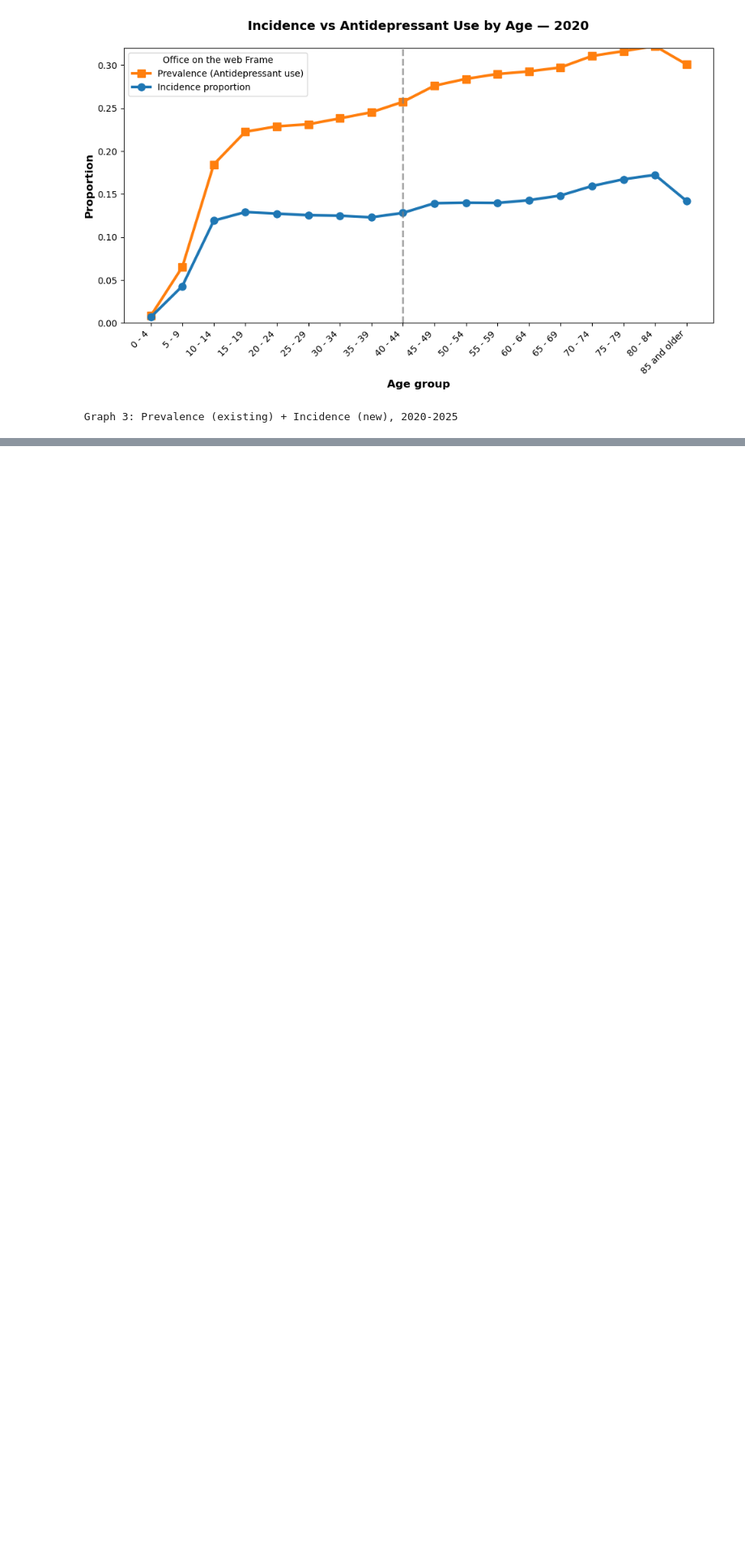
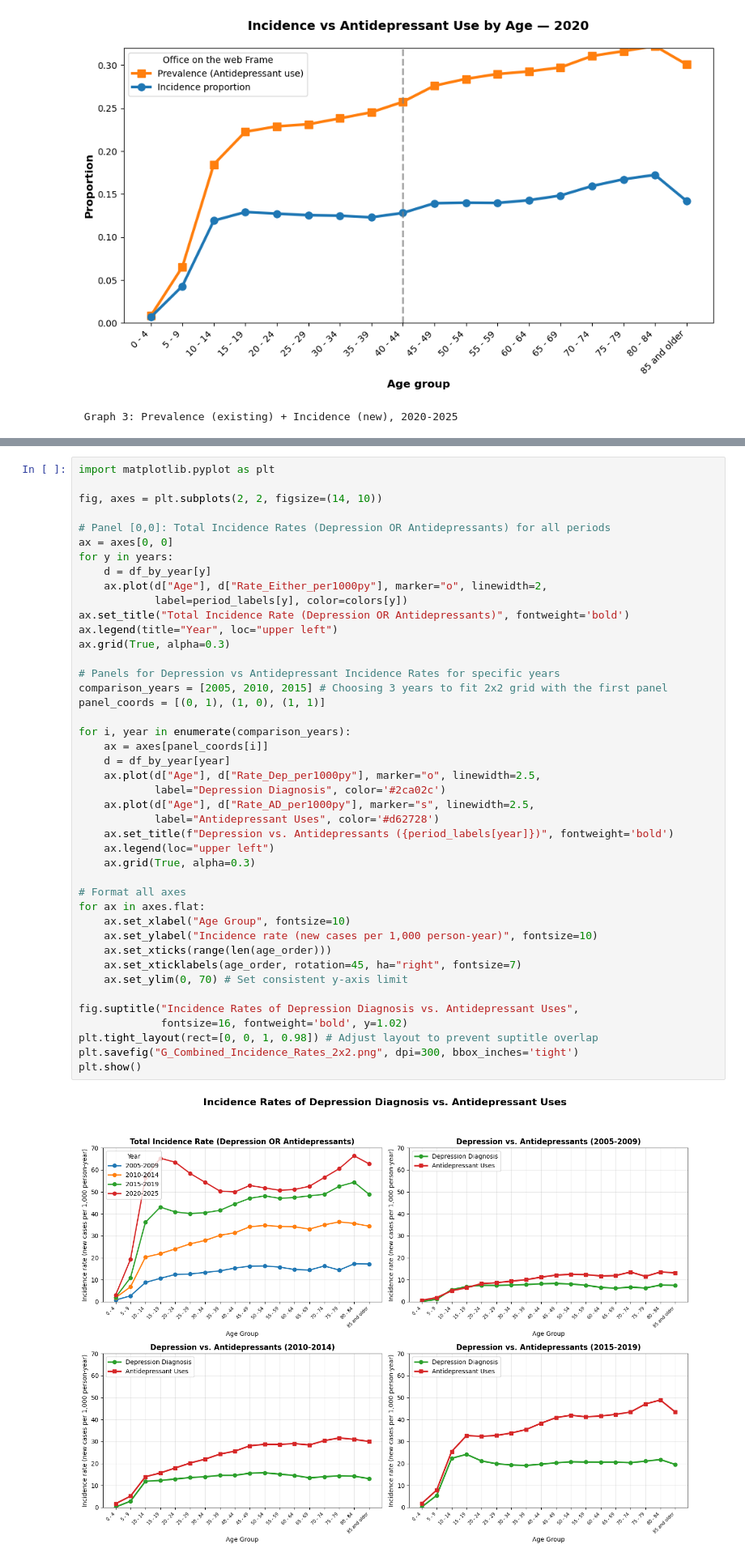
Before and after one commit to lwoods05130/depression_risk_poster, a Jupyter notebook: ResearchFairGraphs.ipynb, the cells around one changed output, grey strips where cells are left out. Shown at 81% size. Cells and saved outputs as stored; diff of their text form; blank space fills up the shorter version.

```diff
--- a/ResearchFairGraphs.ipynb
+++ b/ResearchFairGraphs.ipynb
@@ -217,0 +281,45 @@ print(" Graph 3: Prevalence (existing) + Incidence (new), 2020-2025")
+# %%
+import matplotlib.pyplot as plt
+
+fig, axes = plt.subplots(2, 2, figsize=(14, 10))
+
+# Panel [0,0]: Total Incidence Rates (Depression OR Antidepressants) for all periods
+ax = axes[0, 0]
+for y in years:
+    d = df_by_year[y]
+    ax.plot(d["Age"], d["Rate_Either_per1000py"], marker="o", linewidth=2,
+            label=period_labels[y], color=colors[y])
+ax.set_title("Total Incidence Rate (Depression OR Antidepressants)", fontweight='bold')
+ax.legend(title="Year", loc="upper left")
+ax.grid(True, alpha=0.3)
+
+# Panels for Depression vs Antidepressant Incidence Rates for specific years
+comparison_years = [2005, 2010, 2015] # Choosing 3 years to fit 2x2 grid with the first panel
+panel_coords = [(0, 1), (1, 0), (1, 1)]
+
+for i, year in enumerate(comparison_years):
+    ax = axes[panel_coords[i]]
+    d = df_by_year[year]
+    ax.plot(d["Age"], d["Rate_Dep_per1000py"], marker="o", linewidth=2.5,
+            label="Depression Diagnosis", color='#2ca02c')
+    ax.plot(d["Age"], d["Rate_AD_per1000py"], marker="s", linewidth=2.5,
+            label="Antidepressant Uses", color='#d62728')
+    ax.set_title(f"Depression vs. Antidepressants ({period_labels[year]})", fontweight='bold')
+    ax.legend(loc="upper left")
+    ax.grid(True, alpha=0.3)
+
+# Format all axes
+for ax in axes.flat:
+    ax.set_xlabel("Age Group", fontsize=10)
+    ax.set_ylabel("Incidence rate (new cases per 1,000 person-year)", fontsize=10)
+    ax.set_xticks(range(len(age_order)))
+    ax.set_xticklabels(age_order, rotation=45, ha="right", fontsize=7)
+    ax.set_ylim(0, 70) # Set consistent y-axis limit
+
+fig.suptitle("Incidence Rates of Depression Diagnosis vs. Antidepressant Uses",
+             fontsize=16, fontweight='bold', y=1.02)
+plt.tight_layout(rect=[0, 0, 1, 0.98]) # Adjust layout to prevent suptitle overlap
+plt.savefig("G_Combined_Incidence_Rates_2x2.png", dpi=300, bbox_inches='tight')
+plt.show()
+# %% [output]
+[figure, added]
```
Also changed, not shown: parts of 4 cells of this notebook.
